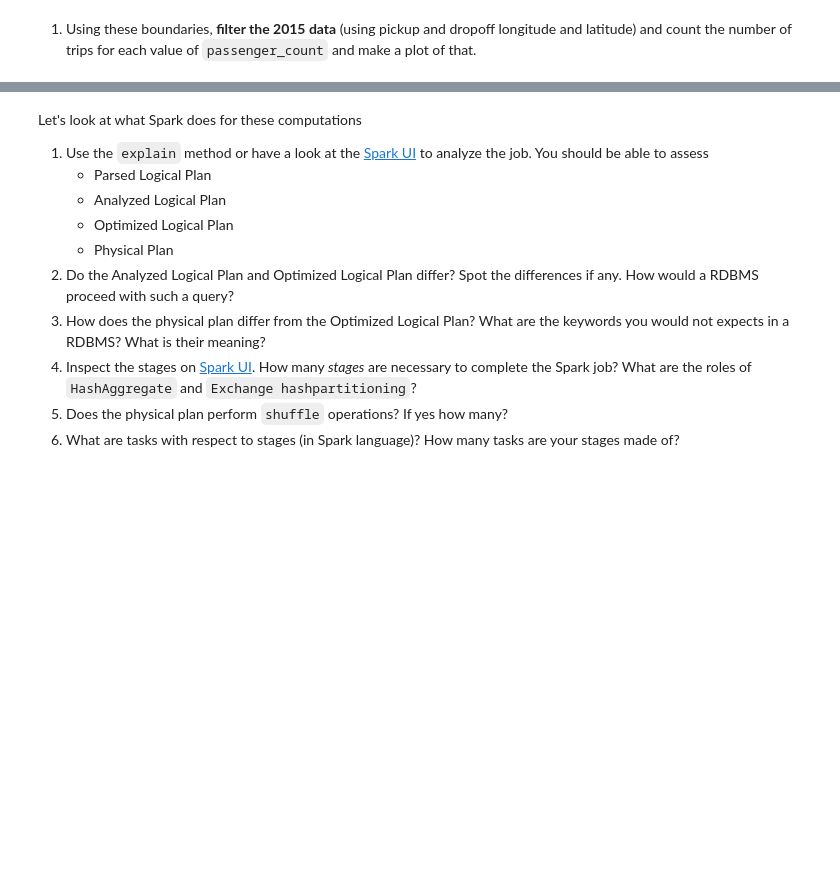
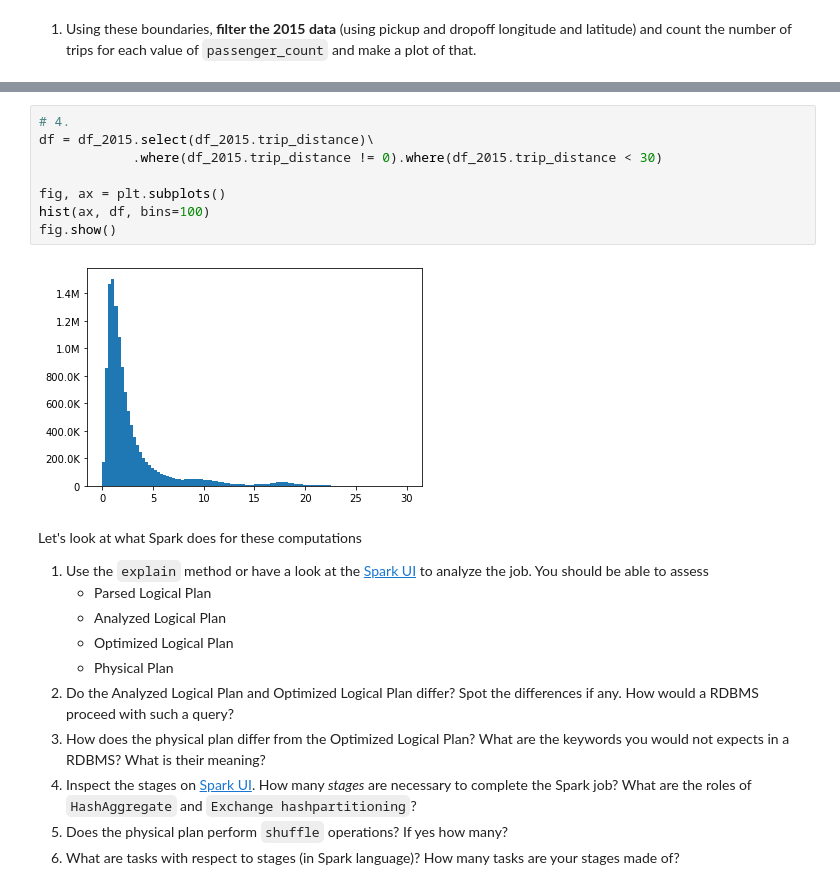
Before and after one commit to totocptbgn/BigDataM1, a Jupyter notebook: homework03.ipynb, the cells around one changed output, grey strips where cells are left out. Cells and saved outputs as stored; diff of their text form; blank space fills up the shorter version.

```diff
--- a/homework03.ipynb
+++ b/homework03.ipynb
@@ -257,3 +282,13 @@ with them
+# %%
+# 4.
+df = df_2015.select(df_2015.trip_distance)\
+            .where(df_2015.trip_distance != 0).where(df_2015.trip_distance < 30)
+
+fig, ax = plt.subplots()
+hist(ax, df, bins=100)
+fig.show()
+# %% [output]
+[figure, added]
 # %% [markdown]
 Let's look at what Spark does for these computations
 
```
Also changed, not shown: parts of 14 cells of this notebook.
